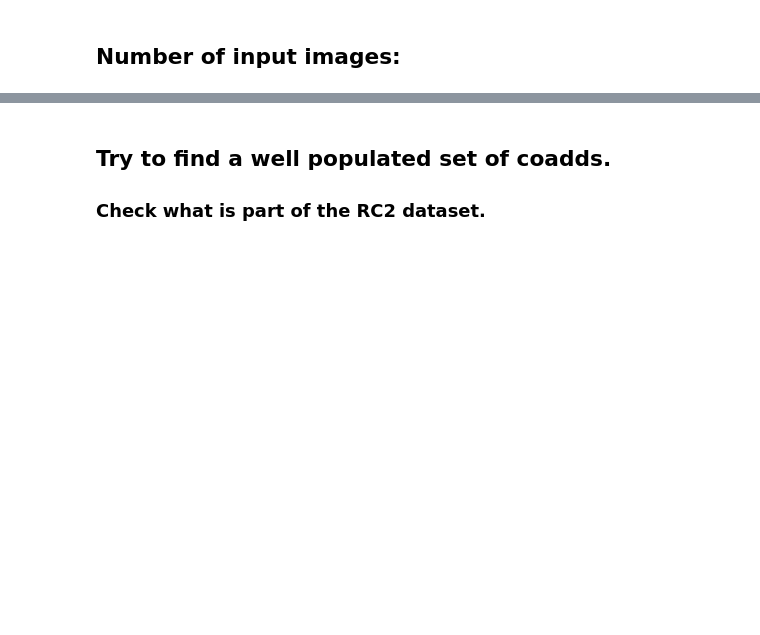
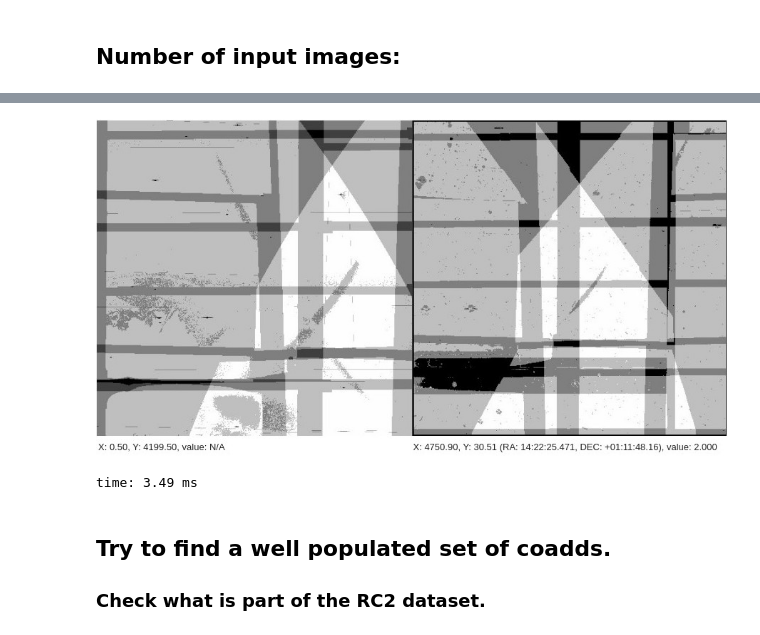
Before and after one commit to lsst-dm/drp-analysis-sprint-feb20, a Jupyter notebook: ipp_drp_rc2_comparison/IPP_DRP_comp20200224.ipynb, the cells around one changed output, grey strips where cells are left out. Drawn from its saved outputs; the diff is of its cells as text; code cells hidden in the pictures; blank space fills up the shorter version.

```diff
--- a/ipp_drp_rc2_comparison/IPP_DRP_comp20200224.ipynb
+++ b/ipp_drp_rc2_comparison/IPP_DRP_comp20200224.ipynb
@@ -397,3 +413,9 @@ time: 1.59 s
+# %%
+# Pre gen
+display(Image("stack_nIm-9615.7.7x1376.131-g.jpg"))
+# %% [output]
+[figure, added]
+time: 3.49 ms
 # %% [markdown]
 ## Try to find a well populated set of coadds.
 ### Check what is part of the RC2 dataset.
```
Also changed, not shown: parts of 37 cells of this notebook, 7 other files.
